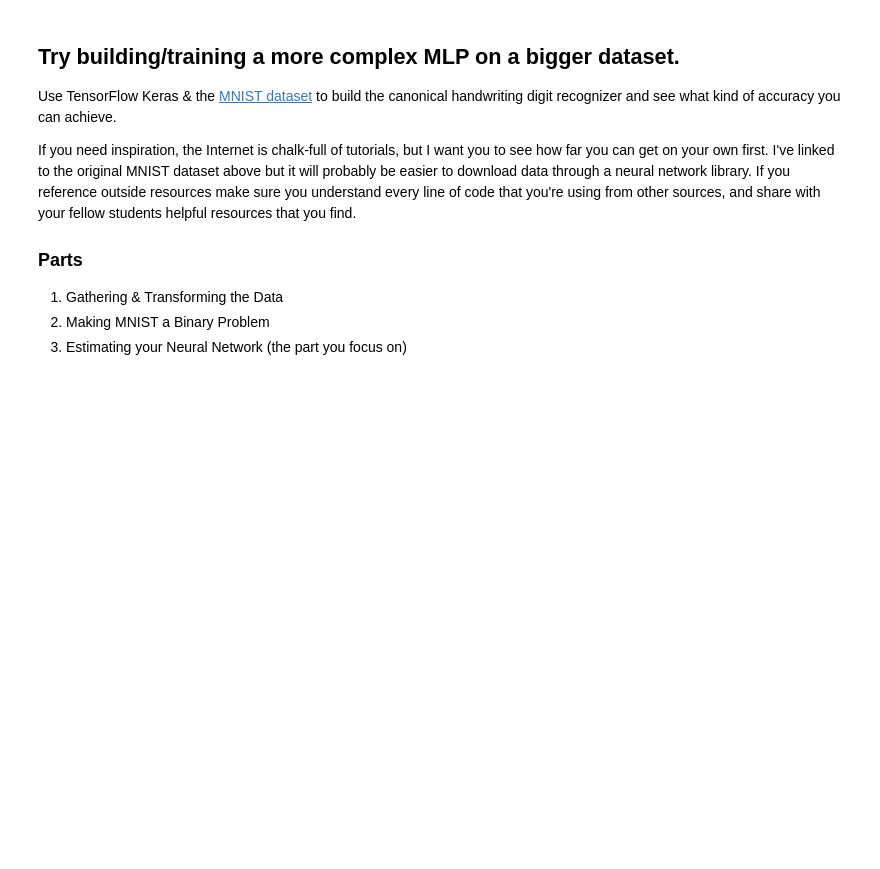
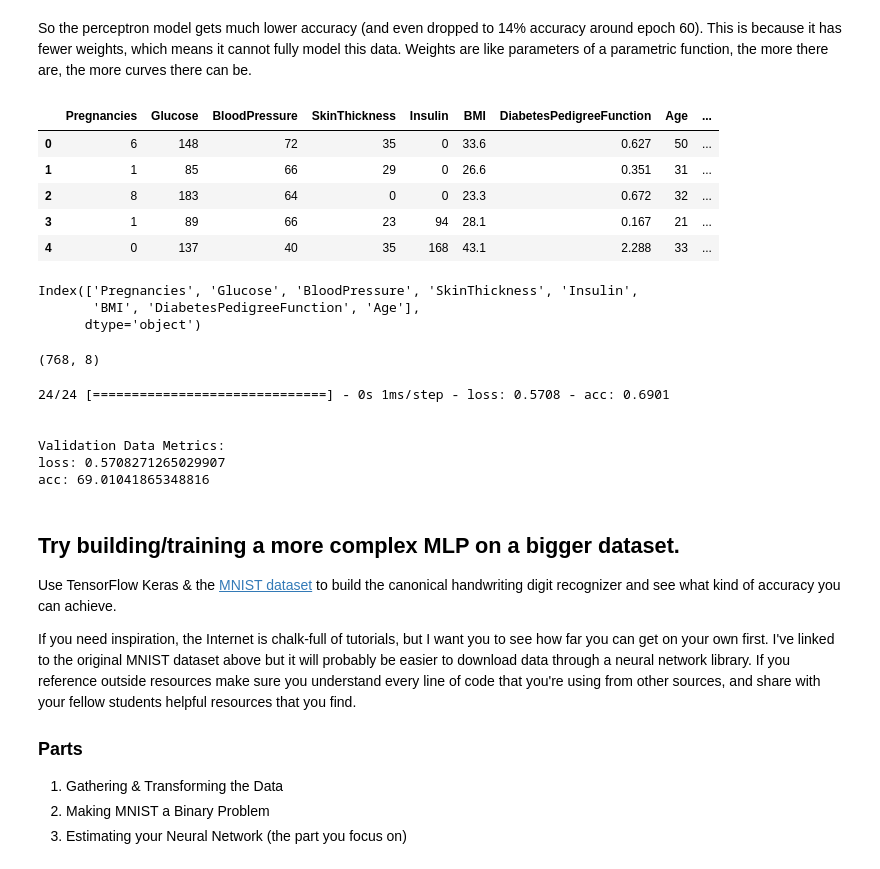
Before and after one commit to jonDuke/DS-Unit-4-Sprint-2-Neural-Networks, a Jupyter notebook: module2-backpropagation/LS_DS_422_Backprop_Assignment.ipynb, the cells around one changed output. Saved outputs shown, nothing was run; the diff lists cells and outputs as text; code cells hidden in the pictures; blank space fills up the shorter version.

```diff
--- a/module2-backpropagation/LS_DS_422_Backprop_Assignment.ipynb
+++ b/module2-backpropagation/LS_DS_422_Backprop_Assignment.ipynb
@@ -61,0 +162,31 @@ Now extrapolate this behavior on a much larger dataset in terms of features. Wha
+# %% [markdown]
+So the perceptron model gets much lower accuracy (and even dropped to 14% accuracy around epoch 60).  This is because it has fewer weights, which means it cannot fully model this data.  Weights are like parameters of a parametric function, the more there are, the more curves there can be.
+# %%
+# Extrapolate to a larger dataset, using the diabetes set from yesterday
+import pandas as pd
+
+diabetes = pd.read_csv('https://raw.githubusercontent.com/ryanleeallred/datasets/master/diabetes.csv')
+diabetes.head()
+# %% [output]
+|  | Pregnancies | Glucose | BloodPressure | SkinThickness | Insulin | BMI | DiabetesPedigreeFunction | Age | ... |
+| 0 | 6 | 148 | 72 | 35 | 0 | 33.6 | 0.627 | 50 | ... |
+| 1 | 1 | 85 | 66 | 29 | 0 | 26.6 | 0.351 | 31 | ... |
+| 2 | 8 | 183 | 64 | 0 | 0 | 23.3 | 0.672 | 32 | ... |
+| 3 | 1 | 89 | 66 | 23 | 94 | 28.1 | 0.167 | 21 | ... |
+| 4 | 0 | 137 | 40 | 35 | 168 | 43.1 | 2.288 | 33 | ... |
+# %%
+features = diabetes.columns[:-1]
+features
+# %% [output]
+Index(['Pregnancies', 'Glucose', 'BloodPressure', 'SkinThickness', 'Insulin',
+       'BMI', 'DiabetesPedigreeFunction', 'Age'],
+      dtype='object')
+# %%
+# define X and y, also normalize them
+from sklearn.preprocessing import Normalizer
+
+X_diab = Normalizer().transform(diabetes[features])
+print(X_diab.shape)
+y_diab = diabetes['Outcome'].values
+# %% [output]
+(768, 8)
@@ -62,3 +204,17 @@ Now extrapolate this behavior on a much larger dataset in terms of features. Wha
+# %%
+# Evaluate (remember this is actually training accuracy, not test)
+scores = model.evaluate(X_diab,y_diab)
+print("\n")
+print("Validation Data Metrics:")
+print(f"{model.metrics_names[0]}: {scores[0]}")
+print(f"{model.metrics_names[1]}: {scores[1]*100}")
+# %% [output]
+24/24 [==============================] - 0s 1ms/step - loss: 0.5708 - acc: 0.6901
+
+
+Validation Data Metrics:
+loss: 0.5708271265029907
+acc: 69.01041865348816
 # %% [markdown]
 ## Try building/training a more complex MLP on a bigger dataset.
 
```
Also changed, not shown: parts of 27 cells of this notebook.
